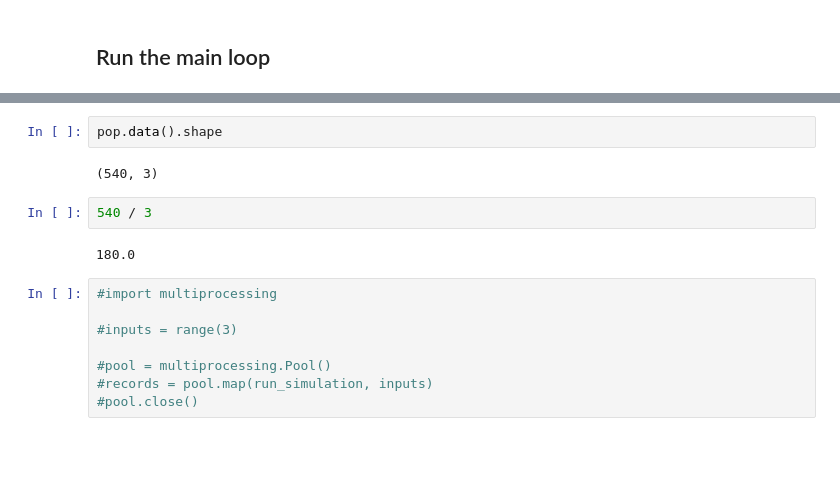
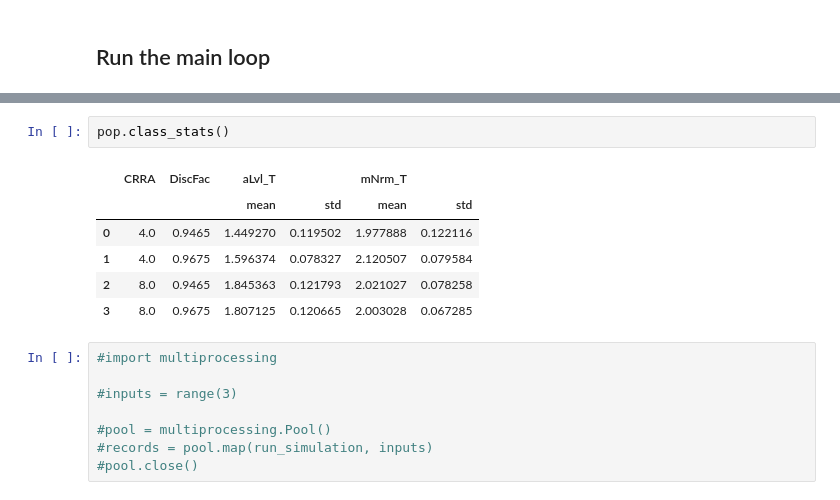
Before and after one commit to sbenthall/SHARKFin, a Jupyter notebook: HARK/Macro-Micro Foundations Demo Code.ipynb, the cells around one changed output, grey strips where cells are left out. Drawn from its saved outputs; the diff is of its cells as text; blank space fills up the shorter version.

```diff
--- a/HARK/Macro-Micro Foundations Demo Code.ipynb
+++ b/HARK/Macro-Micro Foundations Demo Code.ipynb
@@ -728,11 +417,12 @@ sns.displot(pop.data(), x='DiscFac', y='aLvl', hue='CRRA')
-# %%
-pop.data().shape
-# %% [output]
-(540, 3)
-# %%
-540 / 3
-# %% [output]
-180.0
+# %%
+pop.class_stats()
+# %% [output]
+|  | CRRA | DiscFac | aLvl_T |  | mNrm_T |  |
+|  |  |  | mean | std | mean | std |
+| 0 | 4.0 | 0.9465 | 1.449270 | 0.119502 | 1.977888 | 0.122116 |
+| 1 | 4.0 | 0.9675 | 1.596374 | 0.078327 | 2.120507 | 0.079584 |
+| 2 | 8.0 | 0.9465 | 1.845363 | 0.121793 | 2.021027 | 0.078258 |
+| 3 | 8.0 | 0.9675 | 1.807125 | 0.120665 | 2.003028 | 0.067285 |
 # %%
 #import multiprocessing
 
```
Also changed, not shown: parts of 9 cells of this notebook, 1 other file.
